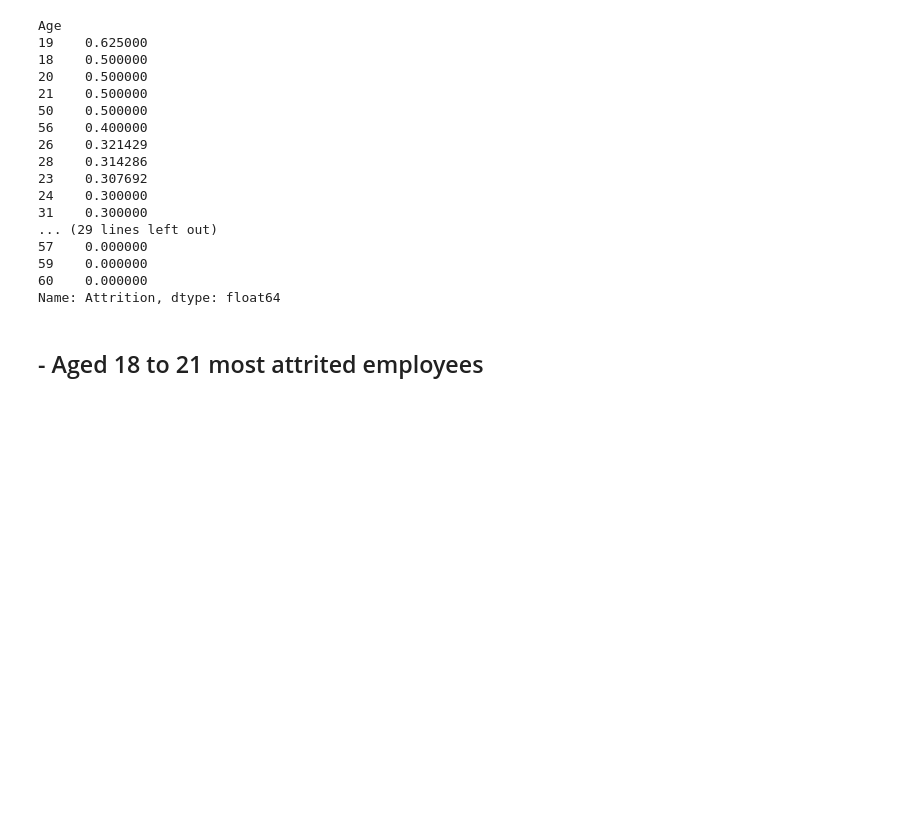
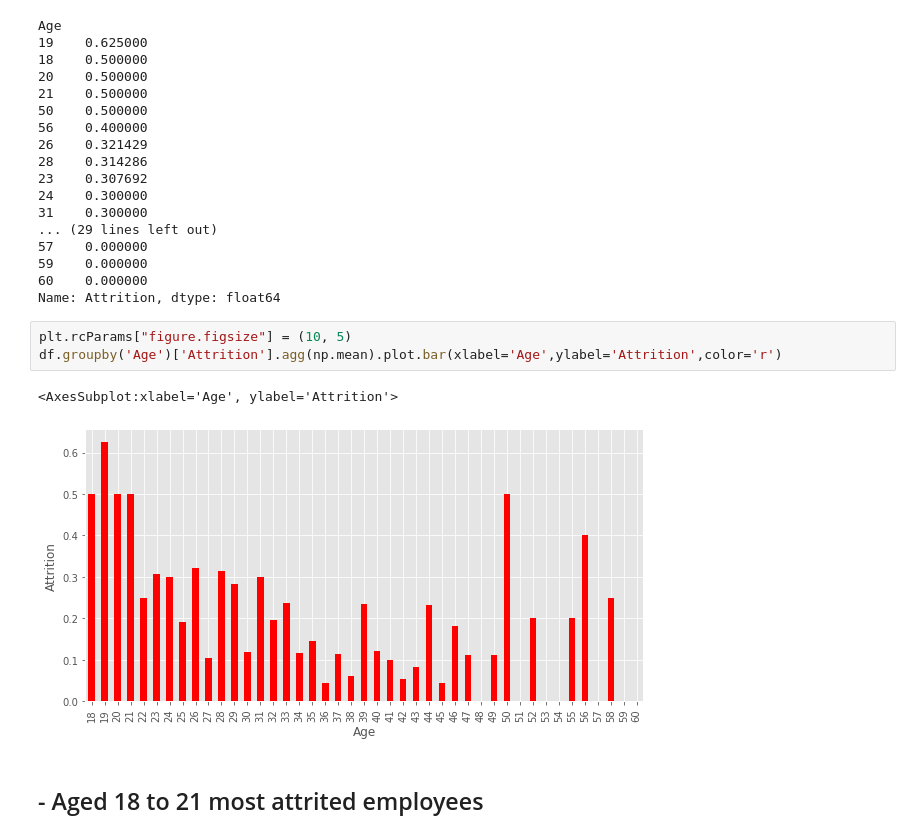
Before and after one commit to asaadalbusaidi/PythonProject1, a Jupyter notebook: Python Project.ipynb, the cells around one changed output. Saved outputs shown, nothing was run; the diff lists cells and outputs as text; blank space fills up the shorter version.

Commit message:
Adding plot bar
Adding plot bar

```diff
--- a/Python Project.ipynb
+++ b/Python Project.ipynb
@@ -433,6 +437,12 @@ Age
 59    0.000000
 60    0.000000
 Name: Attrition, dtype: float64
+# %%
+plt.rcParams["figure.figsize"] = (10, 5)
+df.groupby('Age')['Attrition'].agg(np.mean).plot.bar(xlabel='Age',ylabel='Attrition',color='r')
+# %% [output]
+<AxesSubplot:xlabel='Age', ylabel='Attrition'>
+[figure, added]
 # %% [markdown]
 ## - Aged 18 to 21 most attrited employees
 # %%
```
Also changed, not shown: parts of 6 cells of this notebook.
